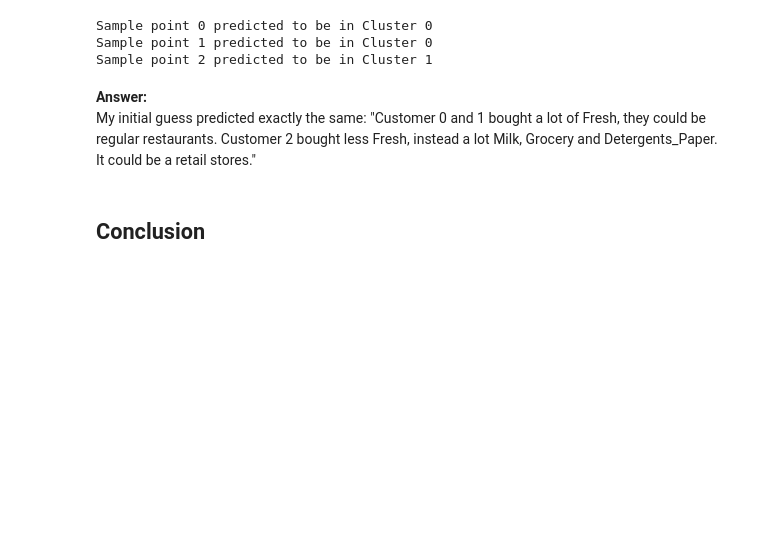
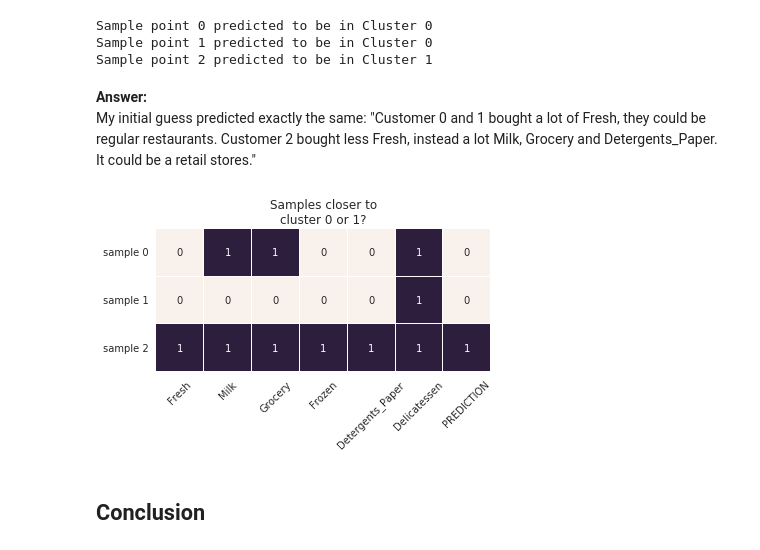
Before and after one commit to VisionTom/Nanodegree_MachineLearning, a Jupyter notebook: 04_Unsupervised/customer_segments.ipynb, the cells around one changed output. Drawn from its saved outputs; the diff is of its cells as text; code cells hidden in the pictures; blank space fills up the shorter version.

```diff
--- a/04_Unsupervised/customer_segments.ipynb
+++ b/04_Unsupervised/customer_segments.ipynb
@@ -537,6 +593,18 @@ Sample point 2 predicted to be in Cluster 1
 # %% [markdown]
 **Answer:**
 My initial guess predicted exactly the same: "Customer 0 and 1 bought a lot of Fresh, they could be regular restaurants. Customer 2 bought less Fresh, instead a lot Milk, Grocery and Detergents_Paper. It could be a retail stores."
+# %%
+# check if samples' spending closer to segment 0 or 1
+df_diffs = (np.abs(samples-true_centers.iloc[0]) < np.abs(samples-true_centers.iloc[1])).applymap(lambda x: 0 if x else 1)
+
+# see how cluster predictions align with similariy of spending in each category
+df_preds = pd.concat([df_diffs, pd.Series(sample_preds, name='PREDICTION')], axis=1)
+sns.heatmap(df_preds, annot=True, cbar=False, yticklabels=['sample 0', 'sample 1', 'sample 2'], linewidth=.1, square=True)
+plt.title('Samples closer to\ncluster 0 or 1?')
+plt.xticks(rotation=45, ha='center')
+plt.yticks(rotation=0);
+# %% [output]
+[figure, added]
 # %% [markdown]
 ## Conclusion
 # %% [markdown]
```
Also changed, not shown: parts of 13 cells of this notebook, 1 other file.
